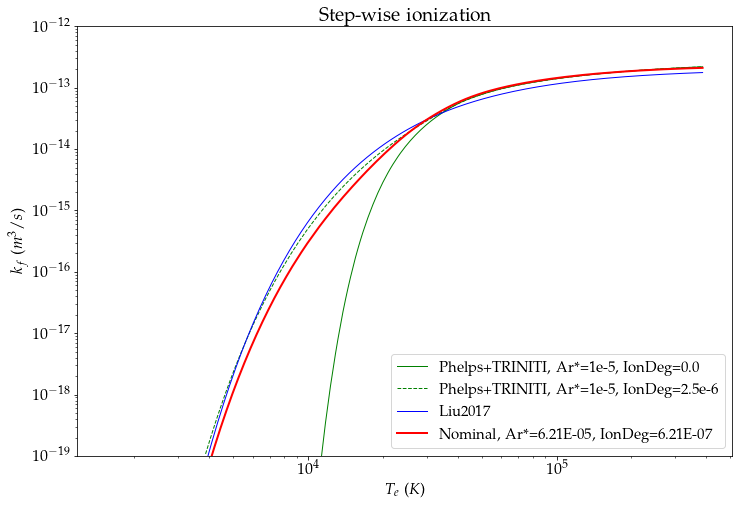
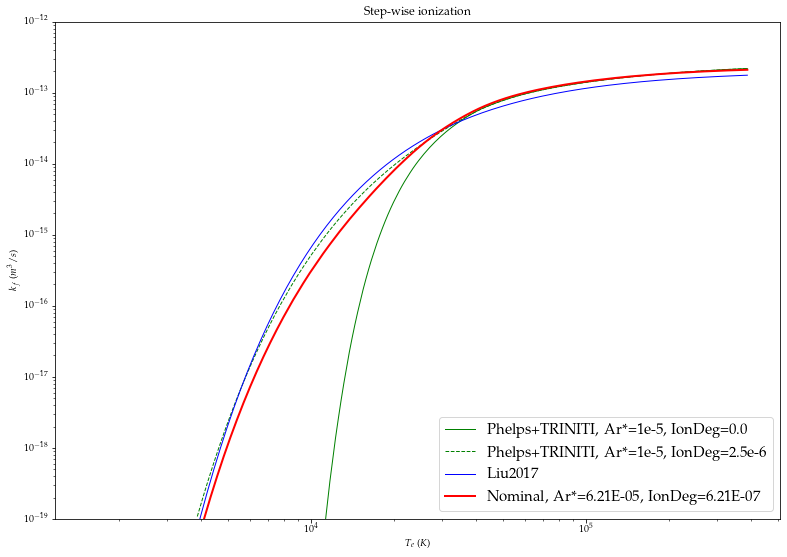
Code edit (unified diff) that turned the first committed figure into the second:
--- before
+++ after
@@ -21,5 +21,5 @@
 fig.set_size_inches(12, 9)
 plt.legend(loc='lower right', prop={'size': 15})
-fig.savefig("%s/step_ionization.pdf" % directory, dpi=1200)
+# fig.savefig("%s/step_ionization.pdf" % directory, dpi=1200)
     
 plt.figure(2)
@@ -37,5 +37,5 @@
 fig = plt.gcf()
 fig.set_size_inches(12, 9)
-fig.savefig("%s/lumped_excitation.pdf" % directory, dpi=1200)
+# fig.savefig("%s/lumped_excitation.pdf" % directory, dpi=1200)
 
 plt.figure(3)
@@ -52,13 +52,46 @@
 fig = plt.gcf()
 fig.set_size_inches(12, 9)
-fig.savefig("%s/ionization.pdf" % directory, dpi=1200)
+# fig.savefig("%s/ionization.pdf" % directory, dpi=1200)
 
-temp = np.append(Te[...,None], rateExcite[...,None], axis=1)
-filename = '%s/lumped_1s.excite.txt' % directory
-np.savetxt(filename, temp)
-temp = np.append(Te[...,None], rateIon[...,None], axis=1)
-filename = '%s/ionization.txt' % directory
-np.savetxt(filename, temp)
-temp = np.append(Te[...,None], rateStepIon[...,None], axis=1)
-filename = '%s/step_ionization.txt' % directory
-np.savetxt(filename, temp)
+# temp = np.append(Te[...,None], rateExcite[...,None], axis=1)
+# filename = '%s/lumped_1s.excite.txt' % directory
+# np.savetxt(filename, temp)
+# temp = np.append(Te[...,None], rateIon[...,None], axis=1)
+# filename = '%s/ionization.txt' % directory
+# np.savetxt(filename, temp)
+# temp = np.append(Te[...,None], rateStepIon[...,None], axis=1)
+# filename = '%s/step_ionization.txt' % directory
+# np.savetxt(filename, temp)
+comments = 'This is nominal reaction rate for 4-species mechanism in glow-discharge configuration, computed from bolsig with nominal cross section sample.'
+
+import h5py
+NA = 6.0221408e+23
+temp = np.append(Te[...,None], rateExcite[...,None] * NA, axis=1)
+filename = '%s/lumped_1s.excite.h5' % directory
+with h5py.File(filename, 'w') as f:
+    dset = f.create_dataset("table", temp.shape, data=temp)
+    dset.attrs['name0'] = 'electron temperature'
+    dset.attrs['unit0'] = 'K'
+    dset.attrs['name1'] = 'reaction rate'
+    dset.attrs['unit1'] = 'm3/mol/s'
+    dset.attrs['comments'] = comments
+    
+temp = np.append(Te[...,None], rateIon[...,None] * NA, axis=1)
+filename = '%s/ionization.h5' % directory
+with h5py.File(filename, 'w') as f:
+    dset = f.create_dataset("table", temp.shape, data=temp)
+    dset.attrs['name0'] = 'electron temperature'
+    dset.attrs['unit0'] = 'K'
+    dset.attrs['name1'] = 'reaction rate'
+    dset.attrs['unit1'] = 'm3/mol/s'
+    dset.attrs['comments'] = comments
+    
+temp = np.append(Te[...,None], rateStepIon[...,None] * NA, axis=1)
+filename = '%s/step_ionization.h5' % directory
+with h5py.File(filename, 'w') as f:
+    dset = f.create_dataset("table", temp.shape, data=temp)
+    dset.attrs['name0'] = 'electron temperature'
+    dset.attrs['unit0'] = 'K'
+    dset.attrs['name1'] = 'reaction rate'
+    dset.attrs['unit1'] = 'm3/mol/s'
+    dset.attrs['comments'] = comments

Commit: notebook changes.